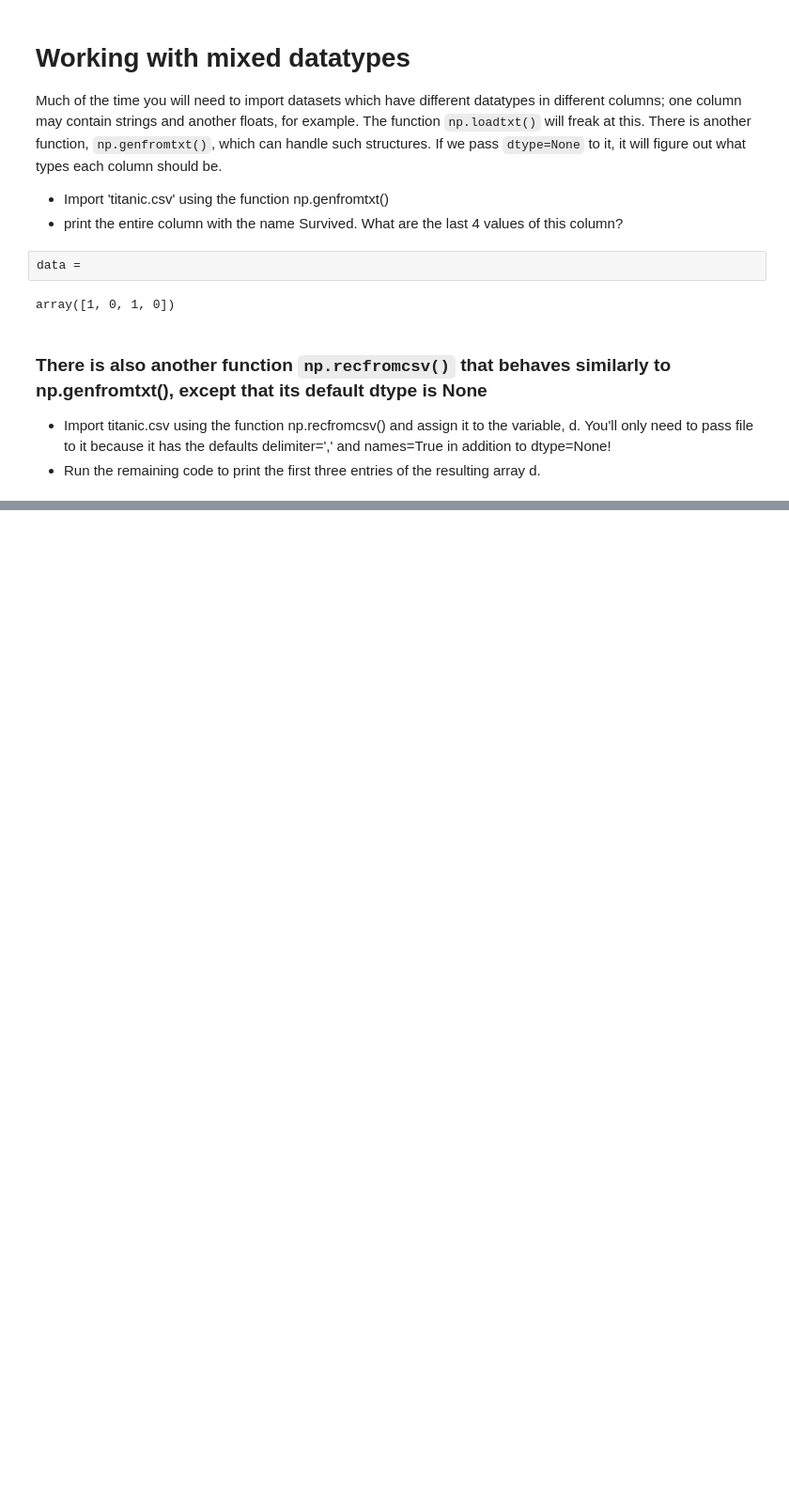
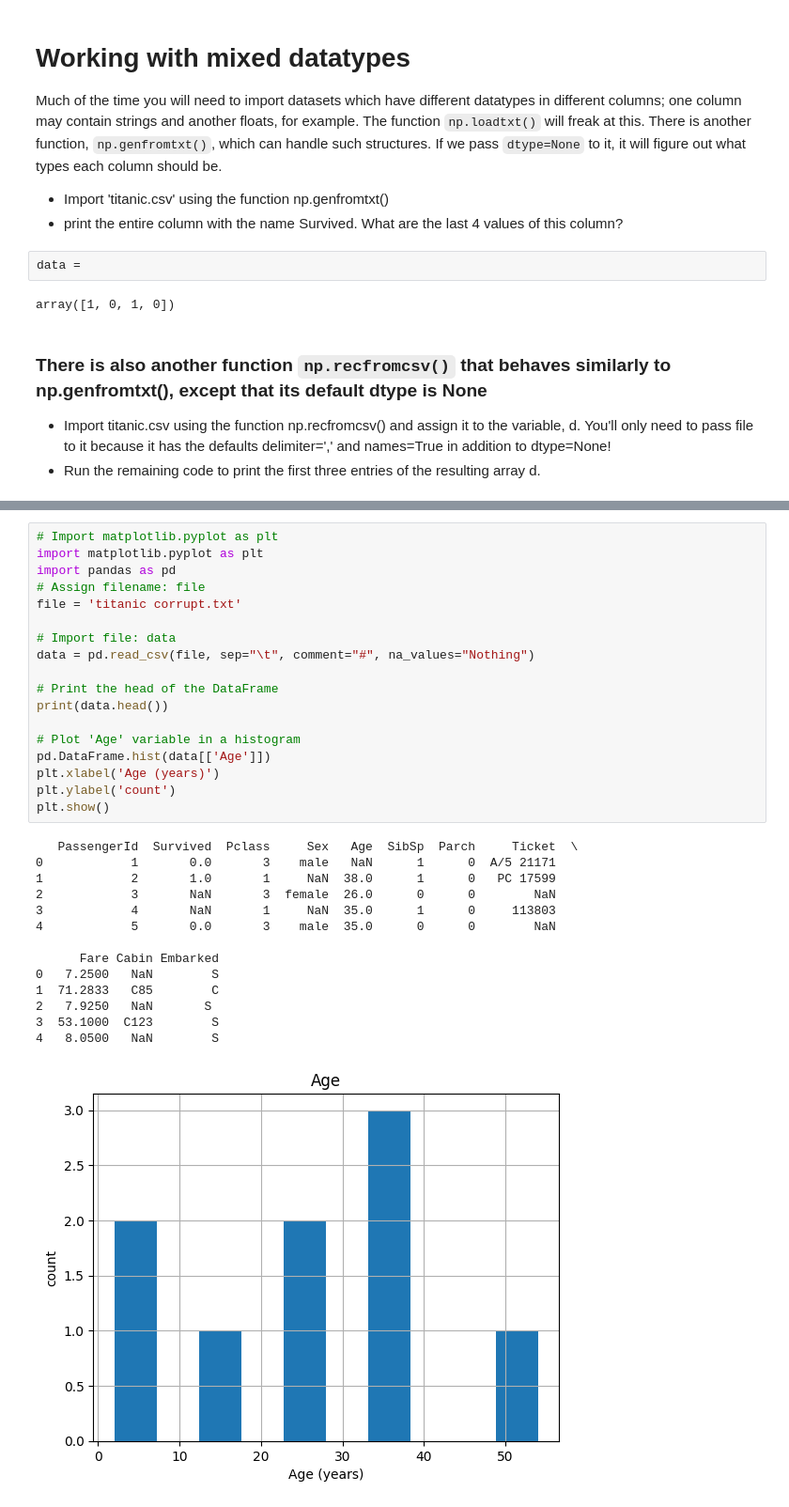
Before and after one commit to zartashiafzal/Data-Analysis-with-python-phase-2, a Jupyter notebook: 1_Importing_data.ipynb, the cells around one changed output, grey strips where cells are left out. Shown: that part at 94% size. Drawn from its saved outputs; the diff is of its cells as text; blank space fills up the shorter version.

```diff
--- a/1_Importing_data.ipynb
+++ b/1_Importing_data.ipynb
@@ -247,0 +308,33 @@ print(d[:3])
+# %%
+# Import matplotlib.pyplot as plt
+import matplotlib.pyplot as plt
+import pandas as pd
+# Assign filename: file
+file = 'titanic corrupt.txt'
+
+# Import file: data
+data = pd.read_csv(file, sep="\t", comment="#", na_values="Nothing")
+
+# Print the head of the DataFrame
+print(data.head())
+
+# Plot 'Age' variable in a histogram
+pd.DataFrame.hist(data[['Age']])
+plt.xlabel('Age (years)')
+plt.ylabel('count')
+plt.show()
+# %% [output]
+   PassengerId  Survived  Pclass     Sex   Age  SibSp  Parch     Ticket  \
+0            1       0.0       3    male   NaN      1      0  A/5 21171
+1            2       1.0       1     NaN  38.0      1      0   PC 17599
+2            3       NaN       3  female  26.0      0      0        NaN
+3            4       NaN       1     NaN  35.0      1      0     113803
+4            5       0.0       3    male  35.0      0      0        NaN
+
+      Fare Cabin Embarked
+0   7.2500   NaN        S
+1  71.2833   C85        C
+2   7.9250   NaN       S
+3  53.1000  C123        S
+4   8.0500   NaN        S
+[figure, added]
```
Also changed, not shown: parts of 12 cells of this notebook, 7 other files.
